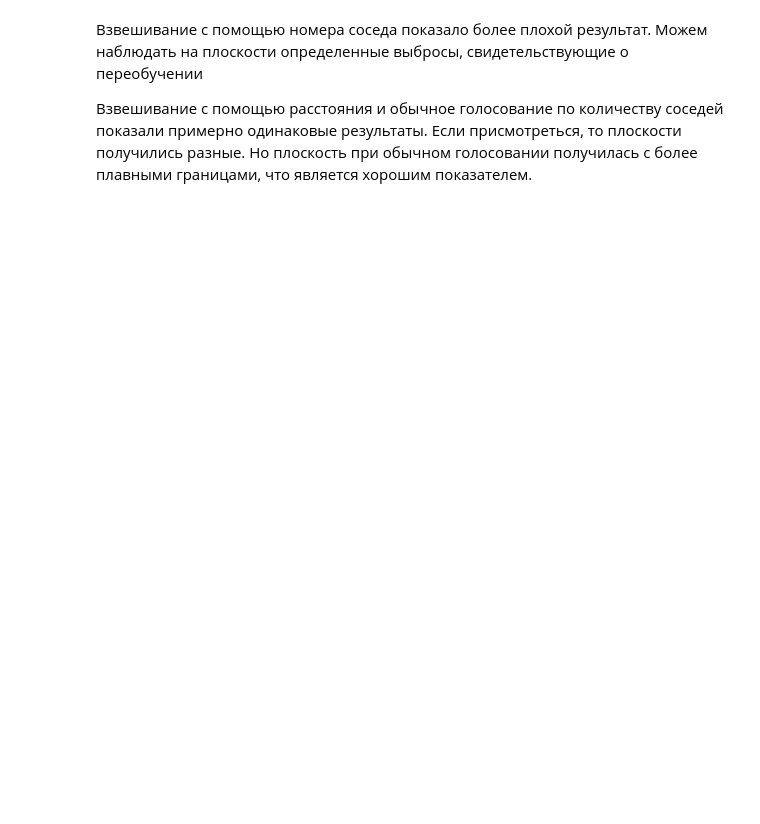
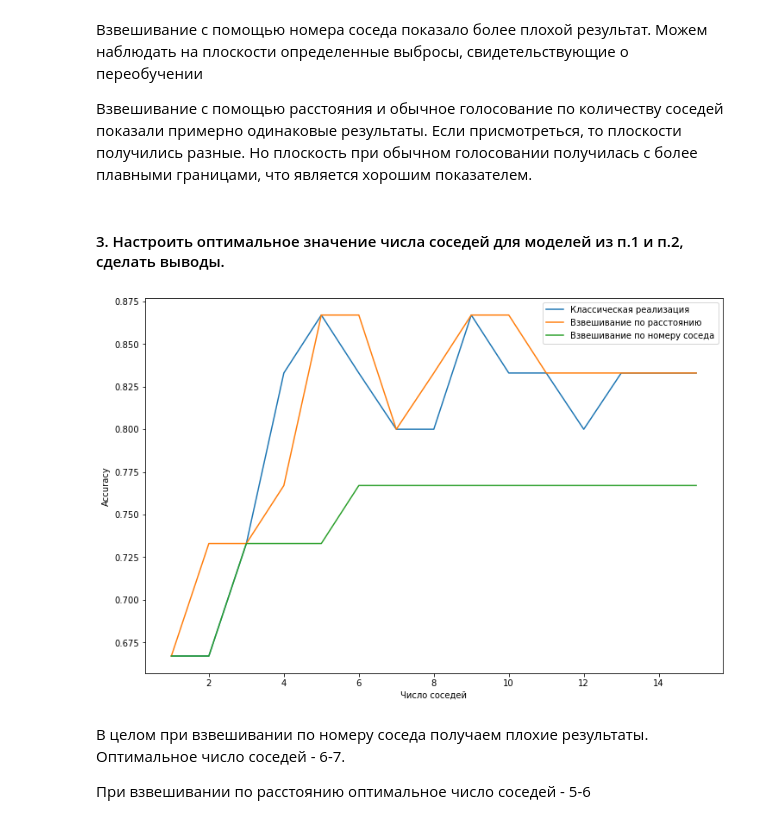
Before and after one commit to mayo889/GeekBrains, a Jupyter notebook: algorithms_DS/07_lesson/07_hw.ipynb, the cells around one changed output. Saved outputs shown, nothing was run; the diff lists cells and outputs as text; code cells hidden in the pictures; blank space fills up the shorter version.

```diff
--- a/algorithms_DS/07_lesson/07_hw.ipynb
+++ b/algorithms_DS/07_lesson/07_hw.ipynb
@@ -219,3 +216,34 @@ for i, fig_x in enumerate(ax.flatten()[:3]):
 Взвешивание с помощью номера соседа показало более плохой результат. Можем наблюдать на плоскости определенные выбросы, свидетельствующие о переобучении
 
 Взвешивание с помощью расстояния и обычное голосование по количеству соседей показали примерно одинаковые результаты. Если присмотреться, то плоскости получились разные. Но плоскость при обычном голосовании получилась с более плавными границами, что является хорошим показателем.
+# %% [markdown]
+#### 3. Настроить оптимальное значение числа соседей для моделей из п.1 и п.2, сделать выводы.
+# %%
+models = [knn_classic, knn_wts_dist, knn_wts_num]
+titles = [
+    "Классическая реализация",
+    "Взвешивание по расстоянию",
+    "Взвешивание по номеру соседа"
+]
+k_list = np.arange(15) + 1
+history_accuracy = {title: [] for title in titles}
+
+for i, model in enumerate(models):
+    for k in k_list:
+        y_pred = model.predict(X_test, k)
+        acc = round(accuracy(y_pred, y_test), 3)
+        history_accuracy[titles[i]].append(acc)
+# %%
+plt.figure(figsize=(12, 8))
+for key, acc in history_accuracy.items():
+    plt.plot(k_list, acc, label=key)
+plt.xlabel("Число соседей")
+plt.ylabel("Accuracy")
+plt.legend(loc='best')
+plt.show()
+# %% [output]
+[figure, added]
+# %% [markdown]
+В целом при взвешивании по номеру соседа получаем плохие результаты. Оптимальное число соседей - 6-7.
+
+При взвешивании по расстоянию оптимальное число соседей - 5-6
```
Also changed, not shown: parts of 9 cells of this notebook.
